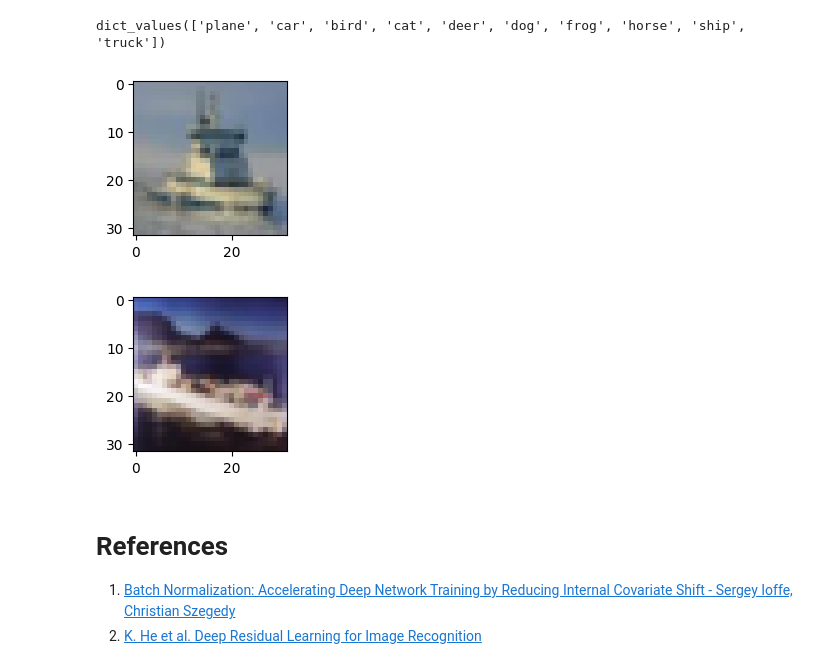
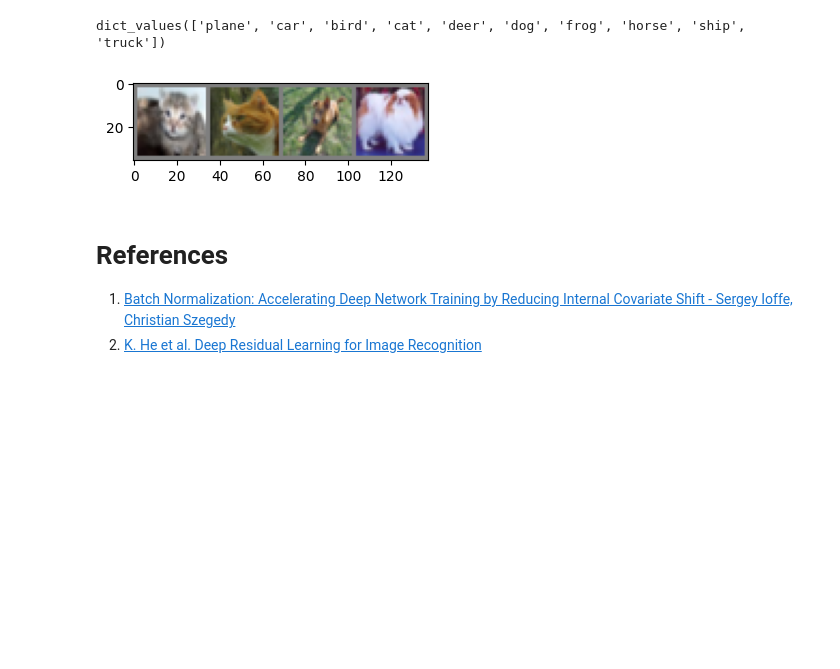
Before and after one commit to vornao/ispr-assignments, a Jupyter notebook: assignment-three/ispr-assignment-3-2.ipynb, the cells around one changed output. Cells and saved outputs as stored; diff of their text form; code cells hidden in the pictures; blank space fills up the shorter version.

```diff
--- a/assignment-three/ispr-assignment-3-2.ipynb
+++ b/assignment-three/ispr-assignment-3-2.ipynb
@@ -879,14 +891,11 @@ for img, label in testloader:
             placeholder[label] += 1
 # %%
 # plot cat images
-plt.figure(figsize=(2, 2))
-imshow(torchvision.utils.make_grid(images['ship'][0]))
-plt.figure(figsize=(2, 2))
-imshow(torchvision.utils.make_grid(images['ship'][1]))
-plt.show()
+plt.figure(figsize=(6, 1))
+# show cat images
+imshow(torchvision.utils.make_grid(images['cat']+images['dog']))
 # %% [output]
-[figure, old version]
+[figure, new version]
-[figure, removed]
 # %% [markdown]
 # References
 
```
Also changed, not shown: parts of 2 cells of this notebook.
